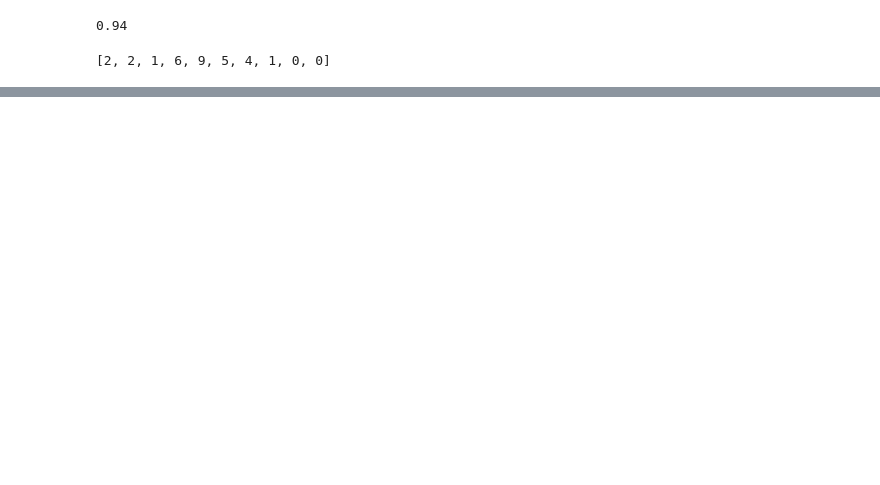
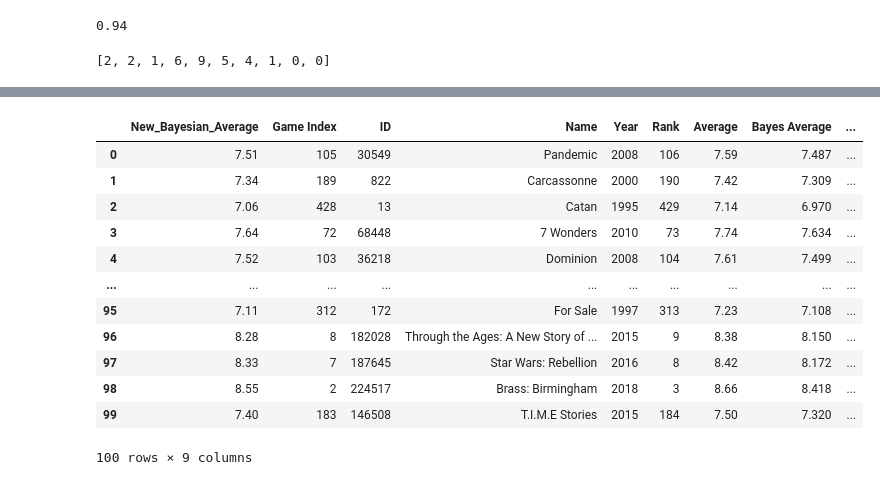
Before and after one commit to NeriDSE/Neri_PythonProject_DSE, a Jupyter notebook: notebook_to_test.ipynb, the cells around one changed output, grey strips where cells are left out. Cells and saved outputs as stored; diff of their text form; code cells hidden in the pictures; blank space fills up the shorter version.

Commit message:
improvements on own bayesian efficiency and adding the column for the top reviewed games

```diff
--- a/notebook_to_test.ipynb
+++ b/notebook_to_test.ipynb
@@ -288,0 +274,13 @@ data_by_rank.loc[data_by_rank['ID']== 174430]
+# %%
+def New_Column(dataset, function):
+    # create an empty list (our future column)
+    New_column = []
+    # for each row in a dataset I have to find its ID and apply a the funciton over it
+    for id in dataset['ID'].unique():
+        New_column.append(function(id))
+
+    return New_column
+# %%
+clean_data2 = clean_data[clean_data['Number_of_Ratings'] > 25000] #65000 for top 11.
+#len(clean_data2)
+clean_data2
@@ -288,0 +301,15 @@ data_by_rank.loc[data_by_rank['ID']== 174430]
+# %%
+# I would like to only keep the games of the review dataset on the IDs of my rank dataset.
+
+desired_ids = clean_data2['ID']
+desired_ids
+
+clean_review_data2 = clean_review_data[clean_review_data['ID'].isin(desired_ids)]
+
+# # check this is efectively the case:
+# for id in clean_review_data2['ID'].unique():
+#     print(id)
+
+clean_review_data2
+# Bayesian_Average(1752, clean_review_data2)
+# clean_data.loc[clean_data['ID']==1752]
@@ -288,0 +330,4 @@ data_by_rank.loc[data_by_rank['ID']== 174430]
+# %%
+# Bayesian_Average_top_data= Bayesian_Average(clean_review_data2)
+Bayesian_column = New_Column(clean_review_data2, Bayesian_Average)
+Bayesian_column
@@ -288,0 +352,23 @@ data_by_rank.loc[data_by_rank['ID']== 174430]
+# %%
+clean_data2.insert(0, 'New_Bayesian_Average', Bayesian_column )
+# clean_data2 = clean_data2.drop(['Own_Bayesian_Average'], axis = 1 )
+clean_data2
+# these are the most rated games with a new Bayesian Score.
+# do the middle of the pack
+# and bottom pack
+
+# run them and graph them and then that's completely done with and I can go on and make new projects based on comments and other algorithms
+# %% [output]
+|  | New_Bayesian_Average | Game Index | ID | Name | Year | Rank | Average | Bayes Average | ... |
+| 0 | 7.51 | 105 | 30549 | Pandemic | 2008 | 106 | 7.59 | 7.487 | ... |
+| 1 | 7.34 | 189 | 822 | Carcassonne | 2000 | 190 | 7.42 | 7.309 | ... |
+| 2 | 7.06 | 428 | 13 | Catan | 1995 | 429 | 7.14 | 6.970 | ... |
+| 3 | 7.64 | 72 | 68448 | 7 Wonders | 2010 | 73 | 7.74 | 7.634 | ... |
+| 4 | 7.52 | 103 | 36218 | Dominion | 2008 | 104 | 7.61 | 7.499 | ... |
+| ... | ... | ... | ... | ... | ... | ... | ... | ... | ... |
+| 95 | 7.11 | 312 | 172 | For Sale | 1997 | 313 | 7.23 | 7.108 | ... |
+| 96 | 8.28 | 8 | 182028 | Through the Ages: A New Story of ... | 2015 | 9 | 8.38 | 8.150 | ... |
+| 97 | 8.33 | 7 | 187645 | Star Wars: Rebellion | 2016 | 8 | 8.42 | 8.172 | ... |
+| 98 | 8.55 | 2 | 224517 | Brass: Birmingham | 2018 | 3 | 8.66 | 8.418 | ... |
+| 99 | 7.40 | 183 | 146508 | T.I.M.E Stories | 2015 | 184 | 7.50 | 7.320 | ... |
+100 rows × 9 columns
```
Also changed, not shown: parts of 13 cells of this notebook, 2 other files.
